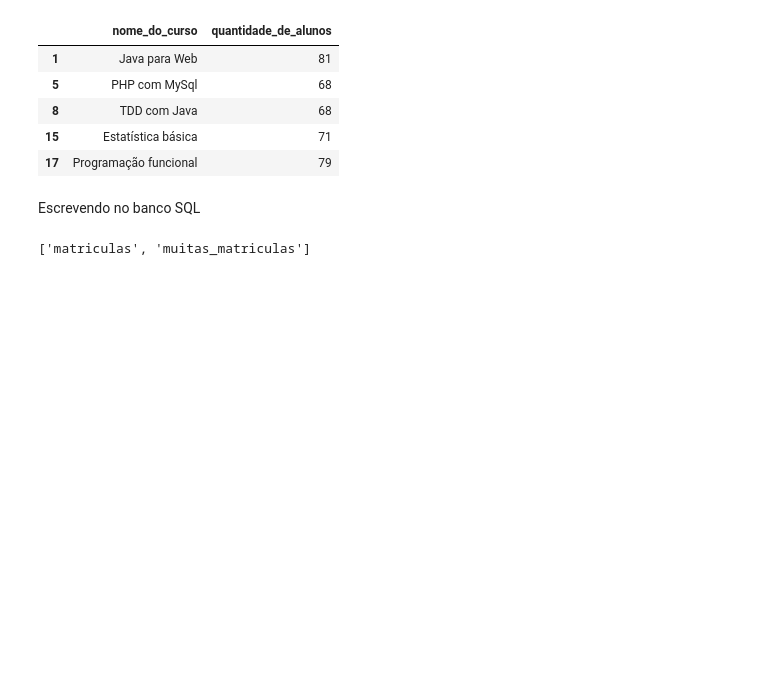
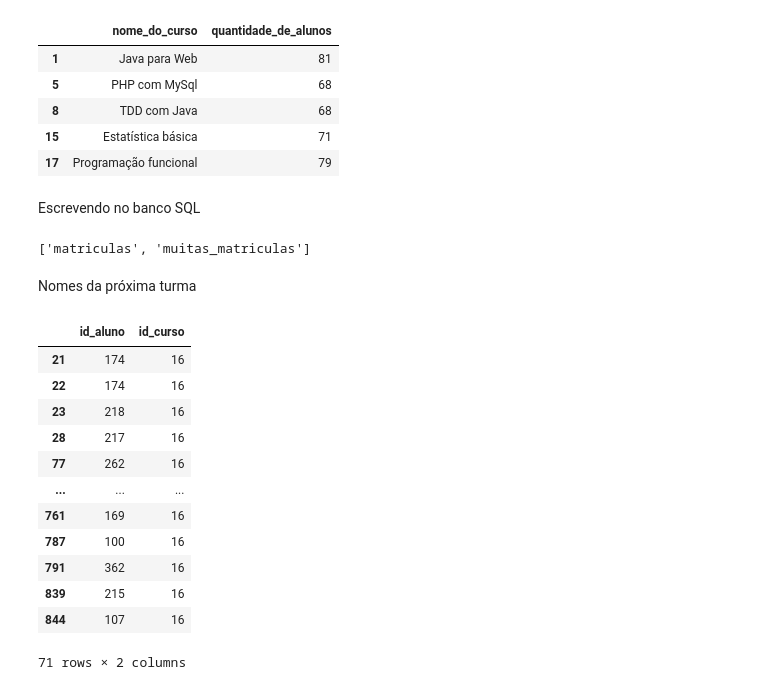
Before and after one commit to 6abi/data-analysis-school, a Jupyter notebook: school-ranking.ipynb, the cells around one changed output. Drawn from its saved outputs; the diff is of its cells as text; code cells hidden in the pictures; blank space fills up the shorter version.

```diff
--- a/school-ranking.ipynb
+++ b/school-ranking.ipynb
@@ -359,3 +359,23 @@ muitas_matriculas.to_sql('muitas_matriculas', con=engine)
 print(engine.table_names())
 # %% [output]
 ['matriculas', 'muitas_matriculas']
+# %% [markdown]
+Nomes da próxima turma
+# %%
+id_curso = 16
+proxima_turma = matriculas.query('id_curso == {}'.format(id_curso))
+proxima_turma
+# %% [output]
+|  | id_aluno | id_curso |
+| 21 | 174 | 16 |
+| 22 | 174 | 16 |
+| 23 | 218 | 16 |
+| 28 | 217 | 16 |
+| 77 | 262 | 16 |
+| ... | ... | ... |
+| 761 | 169 | 16 |
+| 787 | 100 | 16 |
+| 791 | 362 | 16 |
+| 839 | 215 | 16 |
+| 844 | 107 | 16 |
+71 rows × 2 columns
```
Also changed, not shown: parts of 9 cells of this notebook, 1 other file.
